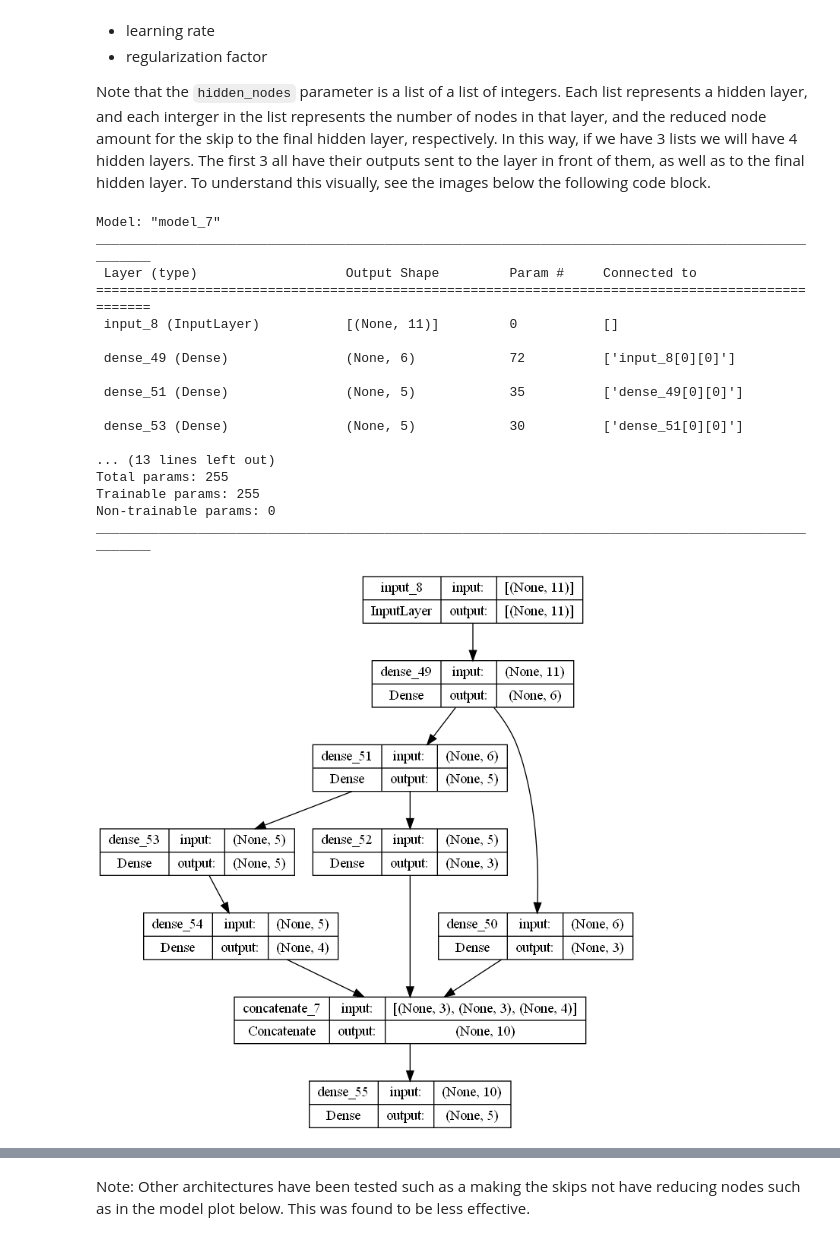
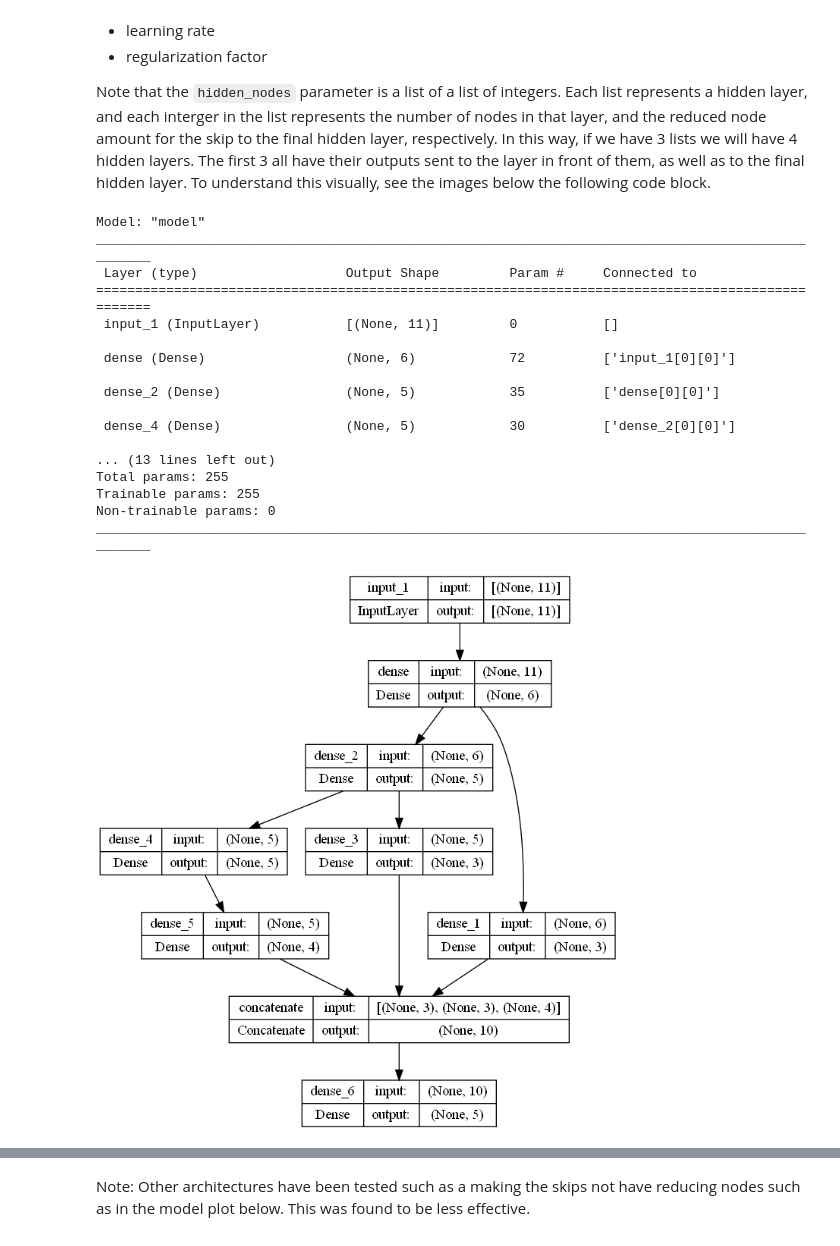
Before and after one commit to sokosaa/Machine-Learning-in-Mechanical-Engineering, a Jupyter notebook: project/project.ipynb, the cells around one changed output, grey strips where cells are left out. Drawn from its saved outputs; the diff is of its cells as text; code cells hidden in the pictures.

```diff
--- a/project/project.ipynb
+++ b/project/project.ipynb
@@ -226,7 +220,7 @@ All other parameters can be adjusted when calling the model function `unified_DN
 Note that the `hidden_nodes` parameter is a list of a list of integers. Each list represents a hidden layer, and each interger in the list represents the number of nodes in that layer, and the reduced node amount for the skip to the final hidden layer, respectively. In this way, if we have 3 lists we will have 4 hidden layers. The first 3 all have their outputs sent to the layer in front of them, as well as to the final hidden layer. To understand this visually, see the images below the following code block.
 # %%
 def unified_DNN(input_dim=11, output_dim=5, hidden_nodes=[[6, 3], [5, 3], [5, 4]],
-                optimizer='adam', learning_rate=0.001, regularization_factor=0.01):
+                optimizer='rmsprop', learning_rate=0.001, regularization_factor=0.01):
     '''
     How to call:
     model_name = unified_DNN(input_dim=n_features, output_dim=n_classes, hidden_nodes=[[6, 3], [5, 3], [5, 4]],
@@ -261,40 +255,40 @@ def unified_DNN(input_dim=11, output_dim=5, hidden_nodes=[[6, 3], [5, 3], [5, 4]
     # create model
     model = Model(inputs=inputs, outputs=outputs)
 
     # define optimizer with the given learning rate
     if optimizer == 'adam':
         optimizer = Adam(learning_rate=learning_rate)
     elif optimizer == 'sgd':
         optimizer = SGD(learning_rate=learning_rate)
     elif optimizer == 'rmsprop':
         optimizer = RMSprop(learning_rate=learning_rate)
 
     model.compile(optimizer=optimizer, loss='categorical_crossentropy', metrics=['accuracy'])
 
     return model
 
-model = unified_DNN(n_features, n_classes, hidden_nodes=[[6, 3], [5, 3], [5, 4]], optimizer='adam', learning_rate=0.001, regularization_factor=0.01)
+model = unified_DNN(n_features, n_classes, hidden_nodes=[[6, 3], [5, 3], [5, 4]], optimizer='rmsprop', learning_rate=0.001, regularization_factor=0.01)
 model.summary()
 plot_model(model, show_shapes=True)
 # %% [output]
-Model: "model_7"
+Model: "model"
 __________________________________________________________________________________________________
  Layer (type)                   Output Shape         Param #     Connected to
 ==================================================================================================
- input_8 (InputLayer)           [(None, 11)]         0           []
+ input_1 (InputLayer)           [(None, 11)]         0           []
 
- dense_49 (Dense)               (None, 6)            72          ['input_8[0][0]']
+ dense (Dense)                  (None, 6)            72          ['input_1[0][0]']
 
- dense_51 (Dense)               (None, 5)            35          ['dense_49[0][0]']
+ dense_2 (Dense)                (None, 5)            35          ['dense[0][0]']
 
- dense_53 (Dense)               (None, 5)            30          ['dense_51[0][0]']
+ dense_4 (Dense)                (None, 5)            30          ['dense_2[0][0]']
 
 ... (13 lines left out)
 Total params: 255
 Trainable params: 255
 Non-trainable params: 0
 __________________________________________________________________________________________________
-[figure, old version]
+[figure, new version]
 # %% [markdown]
 Color coded to show resembelance to the paper's architecture:
 
```
Also changed, not shown: parts of 19 cells of this notebook, 2 other files.
